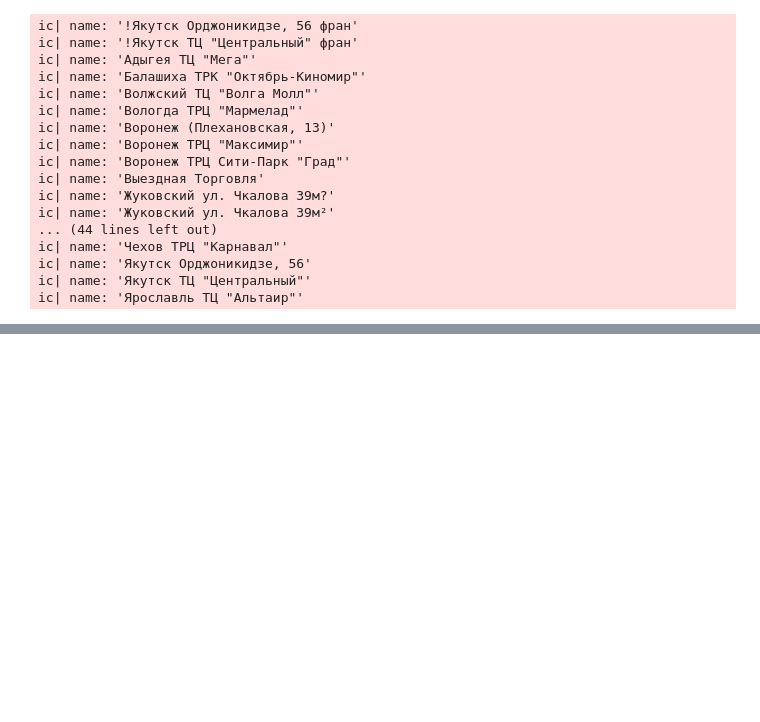
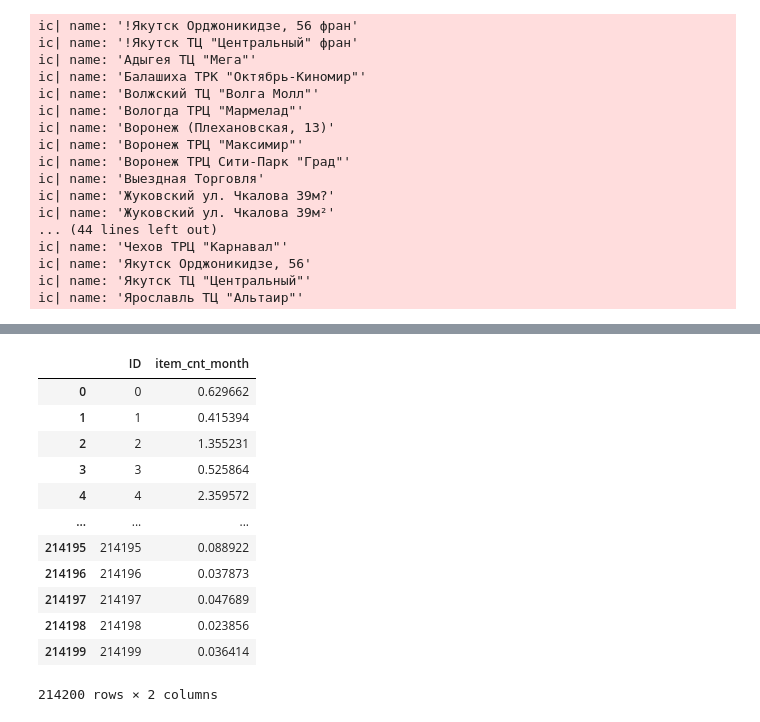
Before and after one commit to xafdl123github/kaggle, a Jupyter notebook: kaggle/Predict Future Sales/net.ipynb, the cells around one changed output, grey strips where cells are left out. Saved outputs shown, nothing was run; the diff lists cells and outputs as text; code cells hidden in the pictures; blank space fills up the shorter version.

```diff
--- a/kaggle/Predict Future Sales/net.ipynb
+++ b/kaggle/Predict Future Sales/net.ipynb
@@ -277,0 +308,4 @@ ic| name: 'Ярославль ТЦ "Альтаир"'
+# %%
+params = {'objective': 'regression', 'metric': 'rmse', 'n_estimators': 1000, 'num_leaves': 200, 'learning_rate': 0.01, 'bagging_fraction': 0.9, 'feature_fraction': 0.3, 'bagging_seed': 0, 'early_stop_rounds': 50}
+# %%
+lgb_model = lgb.train(params, train_data, valid_sets=[train_data, valid_data])
@@ -277,0 +348,4 @@ ic| name: 'Ярославль ТЦ "Альтаир"'
+# %%
+testData = matrix[matrix['date_block_num'] == 34]
+# label_test = testData['item_cnt_month']
+X_test = testData.drop('item_cnt_month', axis=1)
@@ -277,0 +393,17 @@ ic| name: 'Ярославль ТЦ "Альтаир"'
+# %%
+submission = pd.DataFrame({ 'ID': range(0, 214200), 'item_cnt_month': y_test})
+submission
+# %% [output]
+|  | ID | item_cnt_month |
+| 0 | 0 | 0.629662 |
+| 1 | 1 | 0.415394 |
+| 2 | 2 | 1.355231 |
+| 3 | 3 | 0.525864 |
+| 4 | 4 | 2.359572 |
+| ... | ... | ... |
+| 214195 | 214195 | 0.088922 |
+| 214196 | 214196 | 0.037873 |
+| 214197 | 214197 | 0.047689 |
+| 214198 | 214198 | 0.023856 |
+| 214199 | 214199 | 0.036414 |
+214200 rows × 2 columns
```
Also changed, not shown: parts of 14 cells of this notebook, 8 other files.
